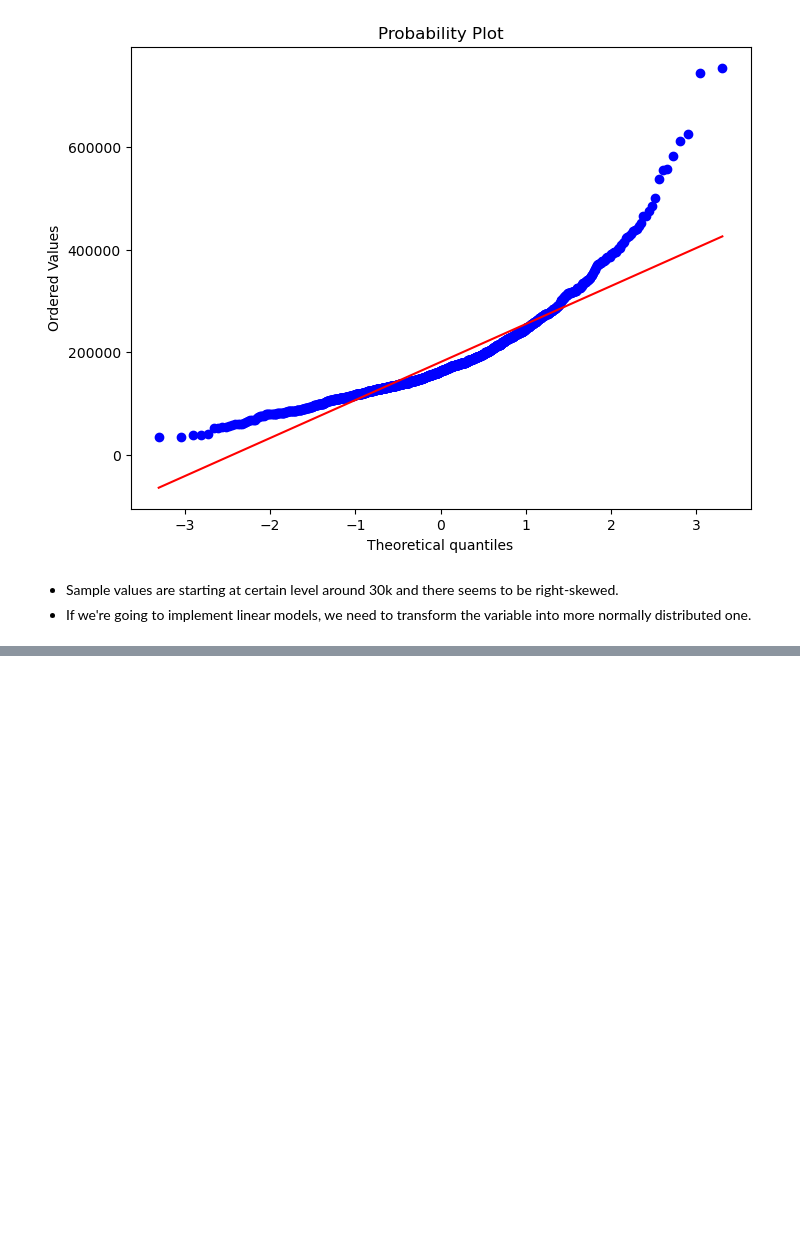
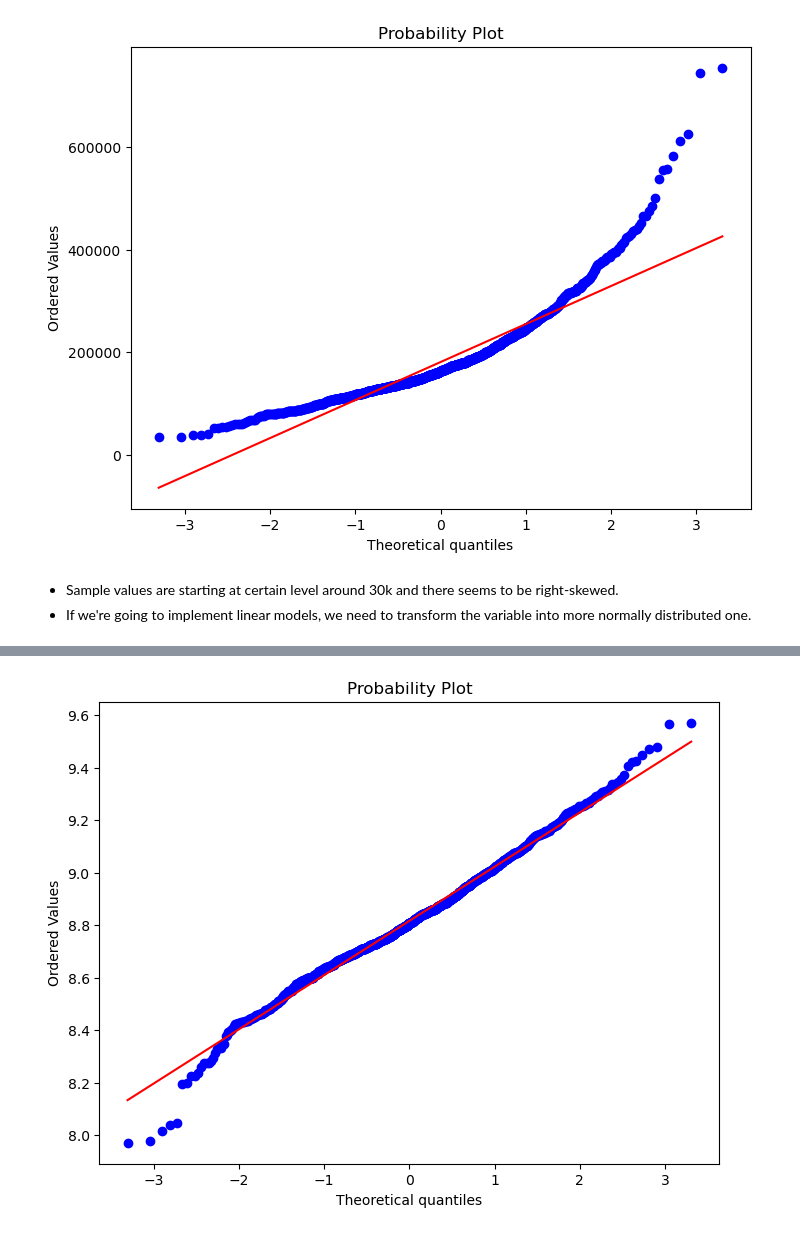
Before and after one commit to dkim949/housing_price_prediction, a Jupyter notebook: notebooks/exploratory.ipynb, the cells around one changed output, grey strips where cells are left out. Saved outputs shown, nothing was run; the diff lists cells and outputs as text; code cells hidden in the pictures; blank space fills up the shorter version.

```diff
--- a/notebooks/exploratory.ipynb
+++ b/notebooks/exploratory.ipynb
@@ -123,0 +223,8 @@ plt.show()
+# %%
+plt.figure(figsize=(8, 6))
+
+stats.probplot(data["bcx_saleprice"], plot=plt)
+
+plt.show()
+# %% [output]
+[figure, added]
```
Also changed, not shown: parts of 21 cells of this notebook.
